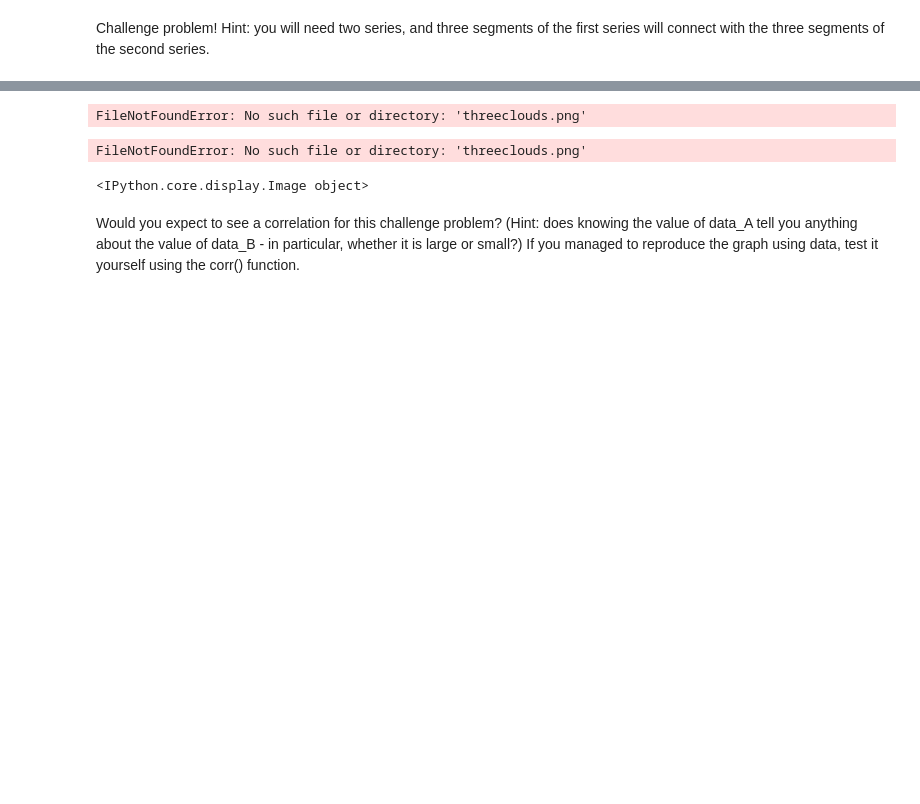
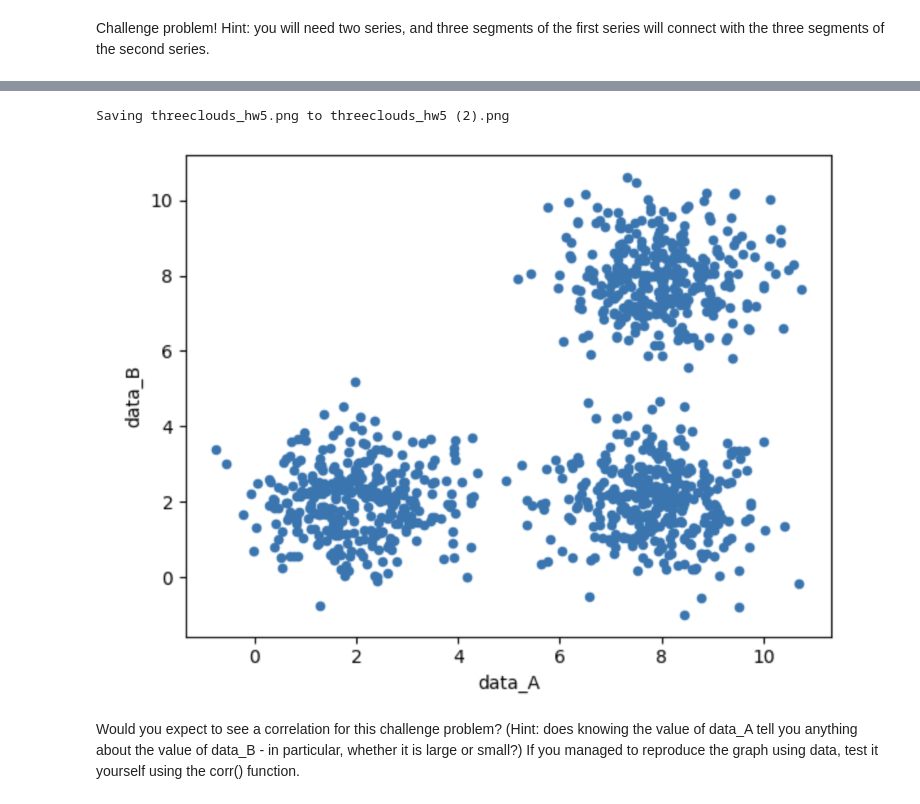
Before and after one commit to manningdbu/OMDS-ModB2-Week-5---Manning-Diana-, a Jupyter notebook: Week5-concealed-answer.ipynb, the cells around one changed output, grey strips where cells are left out. Drawn from its saved outputs; the diff is of its cells as text; code cells hidden in the pictures; blank space fills up the shorter version.

```diff
--- a/Week5-concealed-answer.ipynb
+++ b/Week5-concealed-answer.ipynb
@@ -183,4 +201,6 @@ Challenge problem!  Hint: you will need two series, and three segments of the fi
 # %%
+from google.colab import files
 from IPython.display import Image
-Image("threeclouds.png")
+files.upload()
+Image("threeclouds_hw5.png")
 # %% [output]
@@ -187,6 +208,5 @@ Image("threeclouds.png")
-FileNotFoundError: No such file or directory: 'threeclouds.png'
+Saving threeclouds_hw5.png to threeclouds_hw5 (2).png
-FileNotFoundError: No such file or directory: 'threeclouds.png'
-<IPython.core.display.Image object>
+[figure, added]
 # %% [markdown]
 Would you expect to see a correlation for this challenge problem?  (Hint: does knowing the value of data_A tell you anything about the value of data_B - in particular, whether it is large or small?)  If you managed to reproduce the graph using data, test it yourself using the corr() function.
 # %% [markdown]
```
Also changed, not shown: parts of 4 cells of this notebook.
